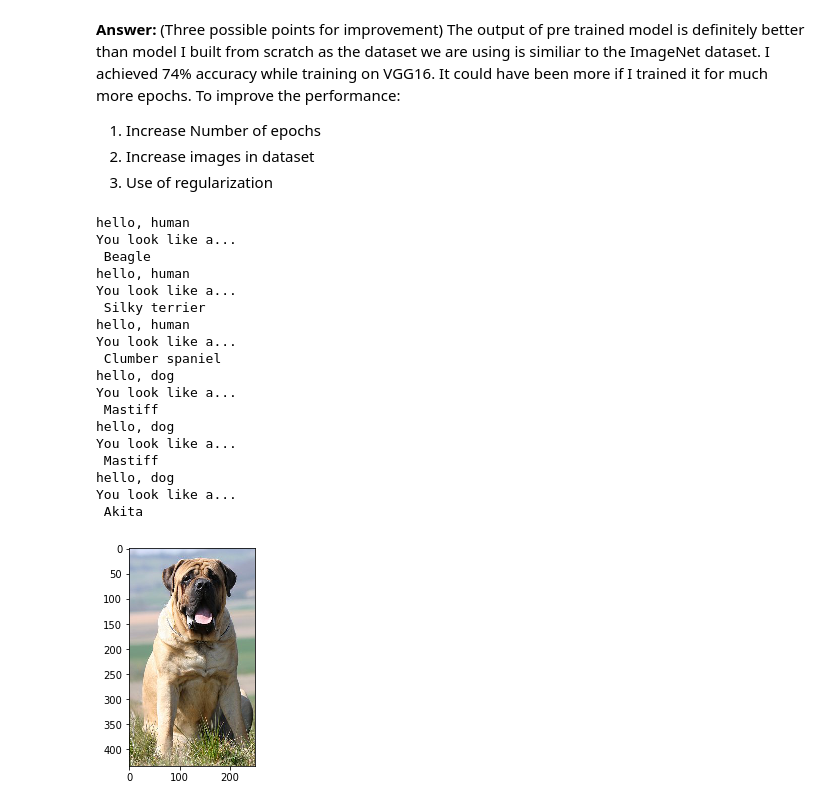
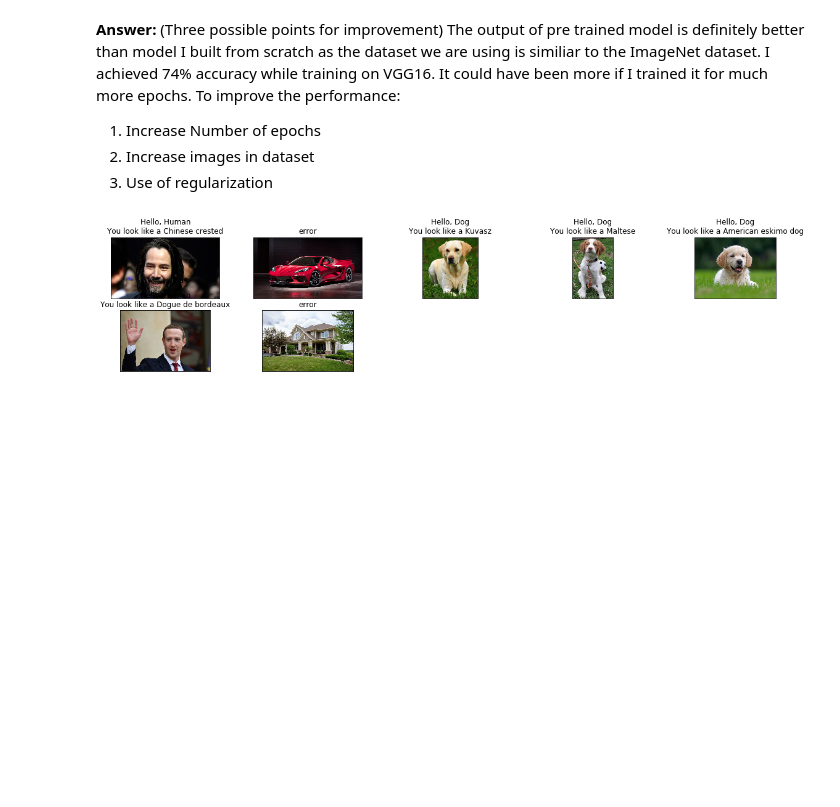
Before and after one commit to avigupta2612/Dog_project_Udacity, a Jupyter notebook: dog_app.ipynb, the cells around one changed output. Drawn from its saved outputs; the diff is of its cells as text; code cells hidden in the pictures; blank space fills up the shorter version.

```diff
--- a/dog_app.ipynb
+++ b/dog_app.ipynb
@@ -245,7 +247,7 @@ __Answer:__
 # %%
 def load_images(img_path):
     img= Image.open(img_path)
-    transform= transforms.Compose([transforms.RandomResizedCrop(224),
+    transform= transforms.Compose([transforms.CenterCrop(224),
                                    transforms.ToTensor()])
     img= transform(img)
     img= img.unsqueeze(0)
@@ -629,11 +631,11 @@ train_transform= transforms.Compose([transforms.RandomResizedCrop(224),
                                      transforms.ToTensor(),
                                      transforms.Normalize(mean=[0.485, 0.456, 0.406],
                                                           std=[0.229, 0.224, 0.225])])
-valid_transform= transforms.Compose([transforms.RandomResizedCrop(224),
+valid_transform= transforms.Compose([transforms.CenterCrop(224),
                                      transforms.ToTensor(),
                                      transforms.Normalize(mean=[0.485, 0.456, 0.406],
                                                           std=[0.229, 0.224, 0.225])])
-test_transform= transforms.Compose([transforms.RandomResizedCrop(224),
+test_transform= transforms.Compose([transforms.CenterCrop(224),
                                     transforms.ToTensor(),
                                     transforms.Normalize(mean=[0.485, 0.456, 0.406],
                                                          std=[0.229, 0.224, 0.225])])
@@ -643,8 +645,8 @@ test_data= datasets.ImageFolder(test, transform= test_transform)
 batch_size= 16
 num_workers= 0
 train_loader= DataLoader(train_data, shuffle= True, batch_size= batch_size, num_workers= num_workers)
-valid_loader= DataLoader(valid_data, shuffle= True, batch_size= batch_size, num_workers= num_workers)
-test_loader= DataLoader(test_data, shuffle= True, batch_size= batch_size, num_workers= num_workers)
+valid_loader= DataLoader(valid_data, shuffle= False, batch_size= batch_size, num_workers= num_workers)
+test_loader= DataLoader(test_data, shuffle= False, batch_size= batch_size, num_workers= num_workers)
 loaders_transfer= {'train': train_loader,
                   'valid': valid_loader,
                   'test': test_loader}
@@ -936,15 +938,19 @@ def dog_detector(img_path):
 def run_app(img_path):
     ## handle cases for a human face, dog, and neither
     c=0
-    if face_detector(img_path)==True:
-        print('hello, human')
-    elif dog_detector(img_path)==True:
-        print('hello, dog')
+    if face_detector(img_path):
+        c=1
+    elif dog_detector(img_path):
+        c=2
     else:
-        c=1
-        print('error')
+        c=3
     img= Image.open(img_path)
     plt.imshow(img)
-    if c!=1:
+    if c==1:
         breed= predict_breed_transfer(img_path)
-        print('You look like a...\n', breed)
+        ax.title.set_text('Hello, Human\nYou look like a {}'.format(breed))
+    elif c==2:
+        breed= predict_breed_transfer(img_path)
+        ax.title.set_text('Hello, Dog\nYou look like a {}'.format(breed))
+    else:
+        ax.title.set_text('error')
@@ -984,28 +976,15 @@ To improve the performance:
 # %%
 ## TODO: Execute your algorithm from Step 6 on
 ## at least 6 images on your computer.
 ## Feel free to use as many code cells as needed.
 
 ## suggested code, below
-for file in np.hstack((human_files[:3], dog_files[:3])):
+fig= plt.figure(figsize=(20,4))
+idx=0
+for file in np.array(glob("images/Test/*")):
+    #ax.set_title(classes[labels[idx]]
+    ax = fig.add_subplot(2, 10/2, idx+1, xticks=[], yticks=[])
     run_app(file)
+    idx+=1
 # %% [output]
-hello, human
-You look like a...
- Beagle
-hello, human
-You look like a...
- Silky terrier
-hello, human
-You look like a...
- Clumber spaniel
-hello, dog
-You look like a...
- Mastiff
-hello, dog
-You look like a...
- Mastiff
-hello, dog
-You look like a...
- Akita
-[figure, old version]
+[figure, new version]
```
Also changed, not shown: parts of 14 cells of this notebook, 1 other file.
